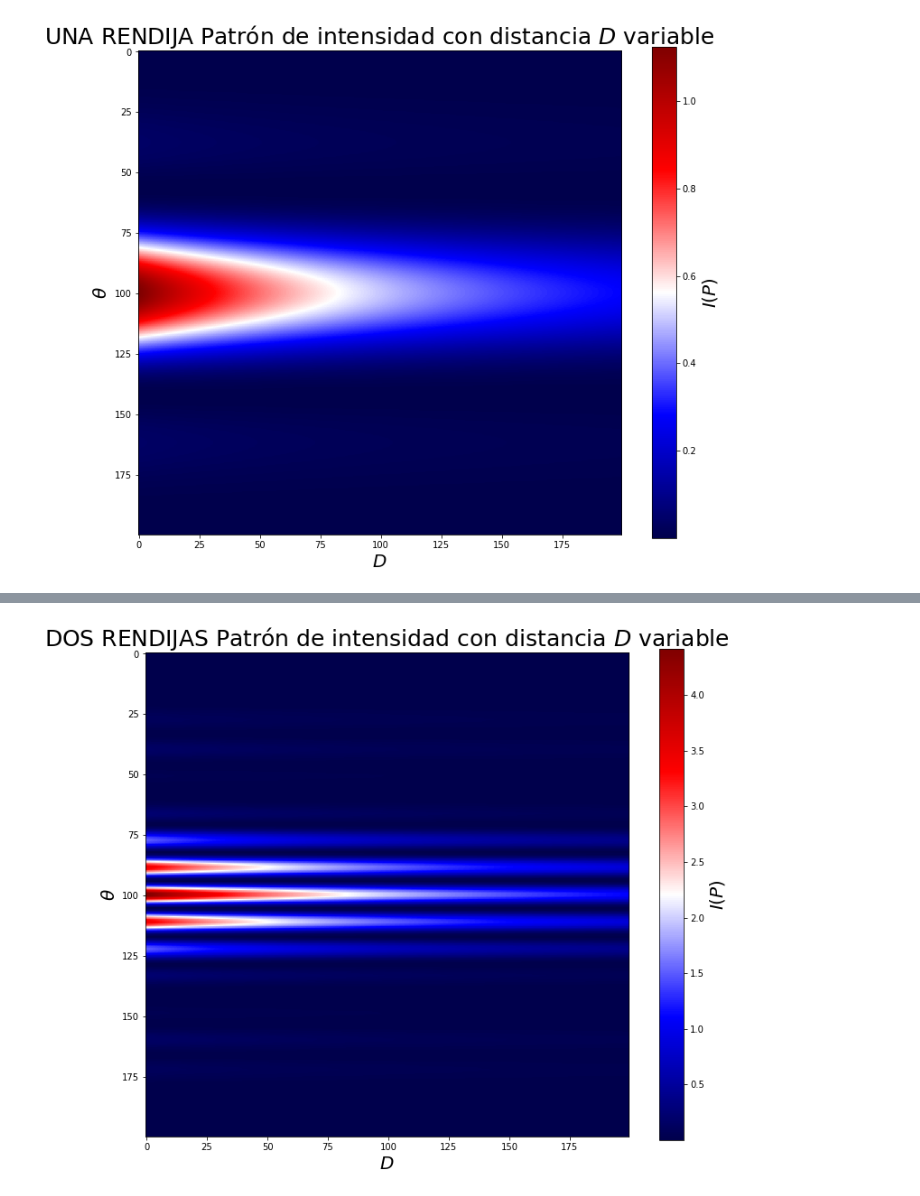
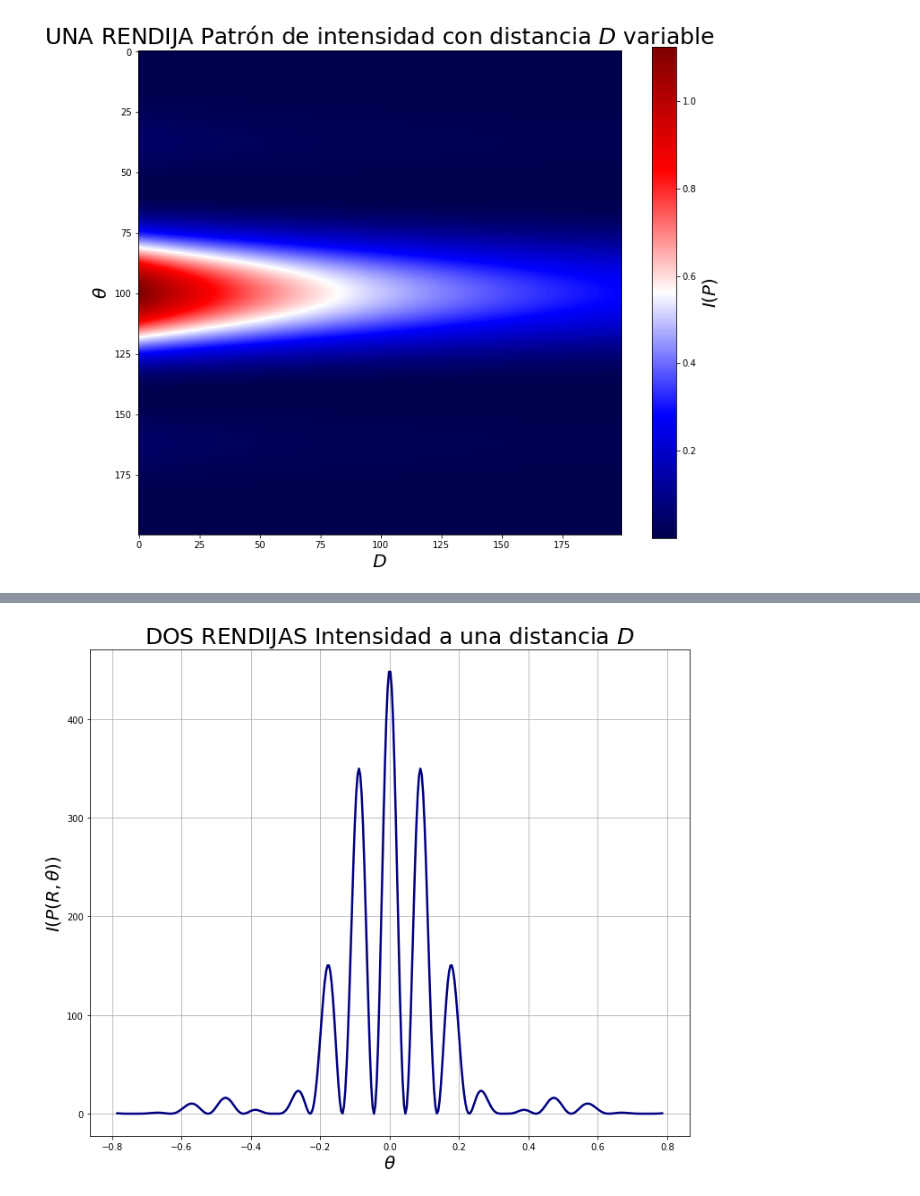
Before and after one commit to ChristopherLR12/Proyecto-f-sica-computacional, a Jupyter notebook: Difracción.ipynb, the cells around one changed output, grey strips where cells are left out. Saved outputs shown, nothing was run; the diff lists cells and outputs as text; code cells hidden in the pictures.

```diff
--- a/Difracción.ipynb
+++ b/Difracción.ipynb
@@ -27,7 +27,7 @@ $$ I(P) = \frac{|A(P)|^2}{2} \quad (2)$$
 Al = 10
 λ = 5
 k = (2*np.pi)/λ
-ω = 10 #Opcional
+ω = 1000 #Opcional
 t = 5 #Opcional
 d = 3*λ
 D = 10
@@ -36,7 +36,12 @@ def R(D,θ):
     return D/(np.cos(θ))
 
 def amp(x,D,θ): #Amplitud
-        return Al * ((np.e**(1j*(k*(R(D,θ)+x*np.sin(θ))))) / (R(D,θ) + np.sin(θ)) )
+    amp = 0
+    try:
+        amp = Al * ((np.e**(1j*(k*(R(D,θ)+x*np.sin(θ))))) / (R(D,θ)))
+    except:
+        amp =  Al * ((np.e**(1j*(k*(R(D,θ)+x*np.sin(θ))))) / (R(D,θ) + x*np.sin(θ)))
+    return amp
 
 def suma(d,D,θ): #Integral de la amplitud ec (1)
     return intTrapecio(amp,-d/2,d/2,1000,D,θ)
@@ -142,13 +102,23 @@ for i in range(len(an2)):
-# %%
-#Imshow de la intensidad respecto a la distancia de la rendija a la pared
-plt.figure(figsize=(12,10))
-plt.imshow(zeros2,cmap='seismic')
-cbar = plt.colorbar()
-cbar.set_label(r"$I(P)$", size=20)
-plt.title("DOS RENDIJAS Patrón de intensidad con distancia " + r"$D$" + " variable", size=25)
-plt.xlabel(r"$D$",size=20)
-plt.ylabel(r"$\theta$",size=20)
-#plt.gray()
-plt.savefig("d3c.png",bbox_inches='tight')
-# %% [output]
-[figure, removed]
+# %%
+a = 55
+
+def suma2(d,D,θ): #Integral de la amplitud ec (1)
+    return intTrapecio(amp,-a/2-d/2,-a/2+d/2,1000,D,θ) + intTrapecio(amp,a/2-d/2,a/2+d/2,1000,D,θ)
+
+def int2(d,D,θ): #Intensidad ec. (2)
+    return (abs(suma2(d,D,θ))**2)/2
+
+an2 = np.linspace(-np.pi/4,np.pi/4,400)
+zz2 = [int2(d,D,i) for i in an2]
+
+#Gráfica de la intensidad
+
+plt.figure(figsize=(12,10))
+plt.plot(an2,zz2,c="navy",lw=2.5)
+plt.xlabel(r"$\theta$",size=20)
+plt.ylabel(r"$I(P(R,\theta))$",size=20)
+plt.title("DOS RENDIJAS Intensidad a una distancia " + r"$D$", size=25)
+plt.grid()
+plt.savefig("2r.png",bbox_inches='tight')
+# %% [output]
+[figure, added]
```
Also changed, not shown: parts of 6 cells of this notebook, 2 other files.
